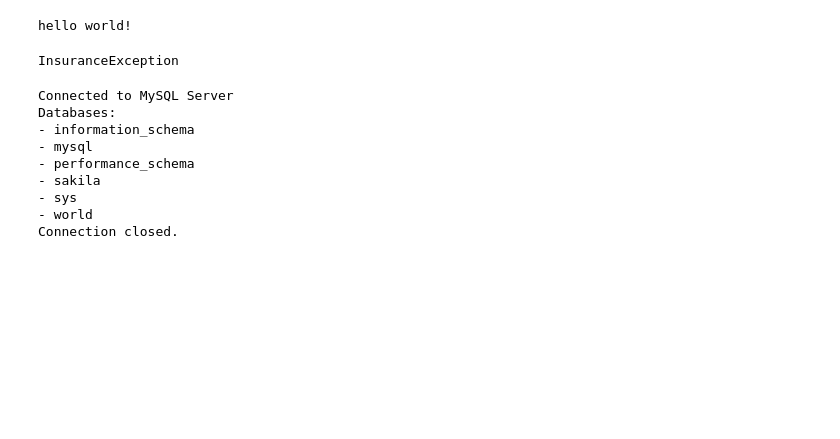
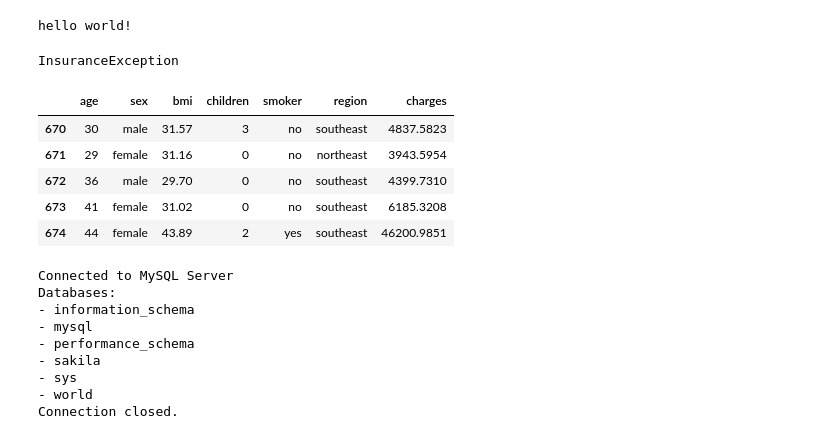
Before and after one commit to jaikrishann/mlproject, a Jupyter notebook: research.ipynb, the cells around one changed output. Saved outputs shown, nothing was run; the diff lists cells and outputs as text; code cells hidden in the pictures; blank space fills up the shorter version.

```diff
--- a/research.ipynb
+++ b/research.ipynb
@@ -47,4 +47,13 @@ import pandas as pd
 df = pd.read_csv("insurance.csv")
 first_portion = df.loc[0:df.shape[0]//2]
 second_portion = df.loc[df.shape[0]//2+1:]
+# %%
+second_portion.head()
+# %% [output]
+|  | age | sex | bmi | children | smoker | region | charges |
+| 670 | 30 | male | 31.57 | 3 | no | southeast | 4837.5823 |
+| 671 | 29 | female | 31.16 | 0 | no | northeast | 3943.5954 |
+| 672 | 36 | male | 29.70 | 0 | no | southeast | 4399.7310 |
+| 673 | 41 | female | 31.02 | 0 | no | southeast | 6185.3208 |
+| 674 | 44 | female | 43.89 | 2 | yes | southeast | 46200.9851 |
 # %%
```
Also changed, not shown: parts of 13 cells of this notebook, 48 other files.
